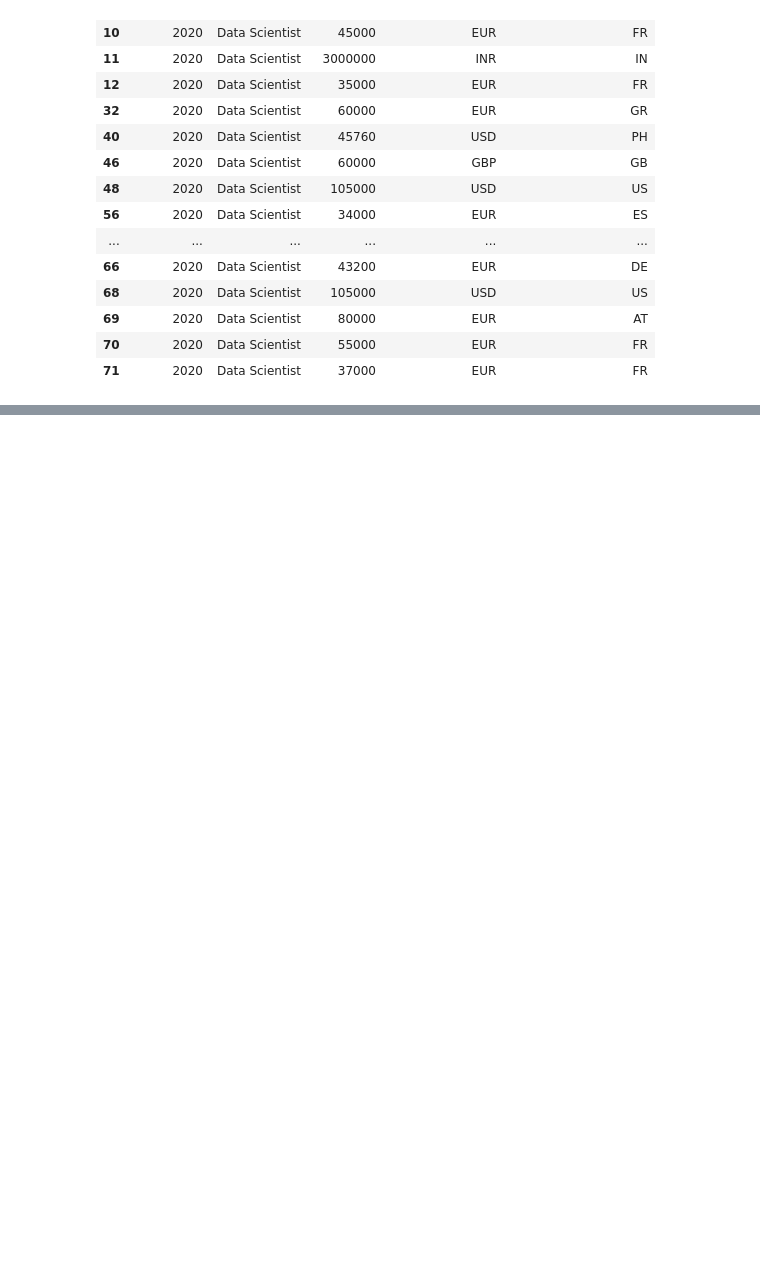
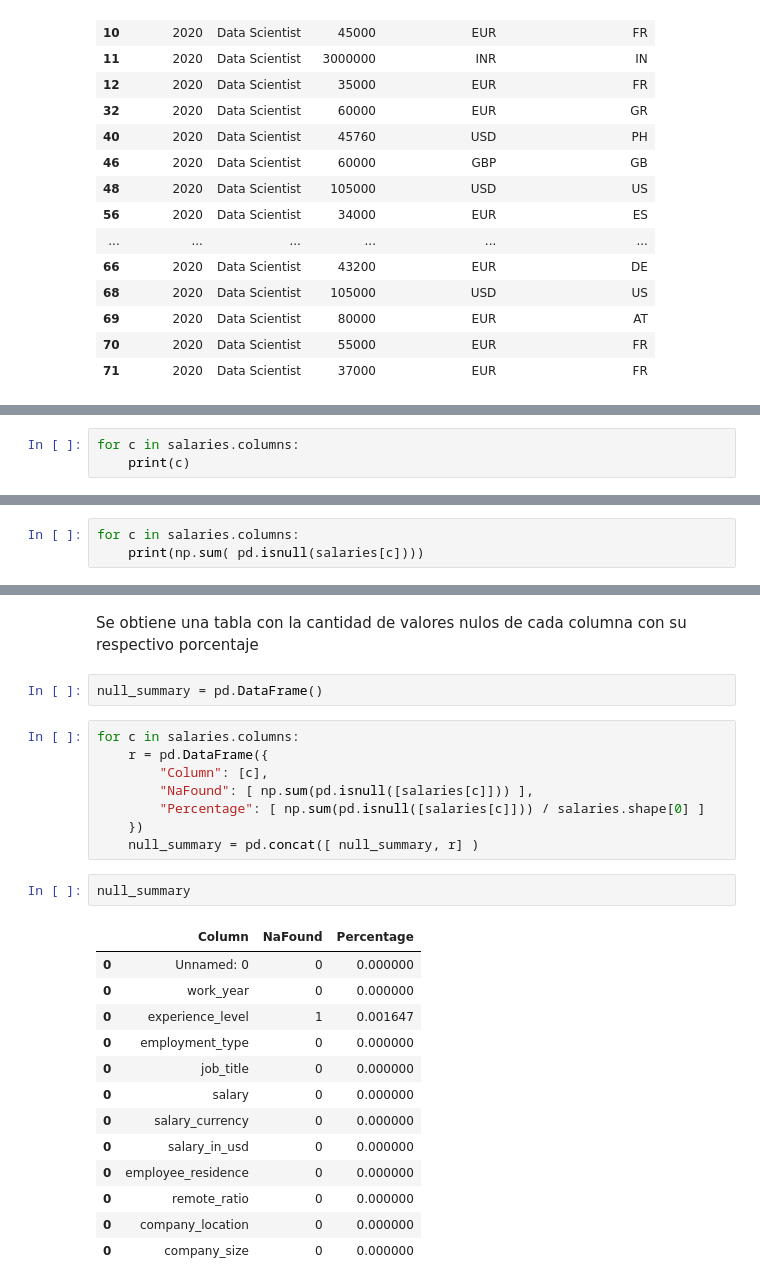
Before and after one commit to iamchapita/Inteligencia-Artificial, a Jupyter notebook: Unidad I/Ejercicios/001/Untitled.ipynb, the cells around one changed output, grey strips where cells are left out. Saved outputs shown, nothing was run; the diff lists cells and outputs as text; blank space fills up the shorter version.

```diff
--- a/Unidad I/Ejercicios/001/Untitled.ipynb
+++ b/Unidad I/Ejercicios/001/Untitled.ipynb
@@ -109,0 +209,3 @@ data.loc[(data['job_title'] == 'Data Scientist') & (data['work_year'] == 2020),
+# %%
+for c in salaries.columns:
+    print(c)
@@ -109,0 +227,3 @@ data.loc[(data['job_title'] == 'Data Scientist') & (data['work_year'] == 2020),
+# %%
+for c in salaries.columns:
+    print(np.sum( pd.isnull(salaries[c])))
@@ -109,0 +243,28 @@ data.loc[(data['job_title'] == 'Data Scientist') & (data['work_year'] == 2020),
+# %% [markdown]
+Se obtiene una tabla con la cantidad de valores nulos de cada columna con su respectivo porcentaje
+# %%
+null_summary = pd.DataFrame()
+# %%
+for c in salaries.columns:
+    r = pd.DataFrame({
+        "Column": [c],
+        "NaFound": [ np.sum(pd.isnull([salaries[c]])) ],
+        "Percentage": [ np.sum(pd.isnull([salaries[c]])) / salaries.shape[0] ]
+    })
+    null_summary = pd.concat([ null_summary, r] )
+# %%
+null_summary
+# %% [output]
+|  | Column | NaFound | Percentage |
+| 0 | Unnamed: 0 | 0 | 0.000000 |
+| 0 | work_year | 0 | 0.000000 |
+| 0 | experience_level | 1 | 0.001647 |
+| 0 | employment_type | 0 | 0.000000 |
+| 0 | job_title | 0 | 0.000000 |
+| 0 | salary | 0 | 0.000000 |
+| 0 | salary_currency | 0 | 0.000000 |
+| 0 | salary_in_usd | 0 | 0.000000 |
+| 0 | employee_residence | 0 | 0.000000 |
+| 0 | remote_ratio | 0 | 0.000000 |
+| 0 | company_location | 0 | 0.000000 |
+| 0 | company_size | 0 | 0.000000 |
```
Also changed, not shown: parts of 27 cells of this notebook, 1 other file.
